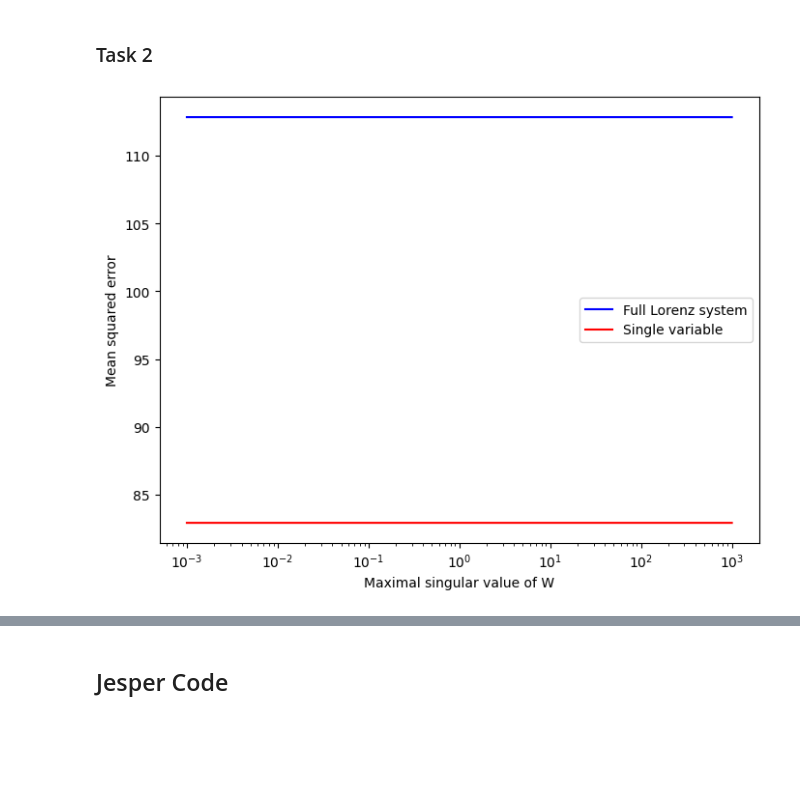
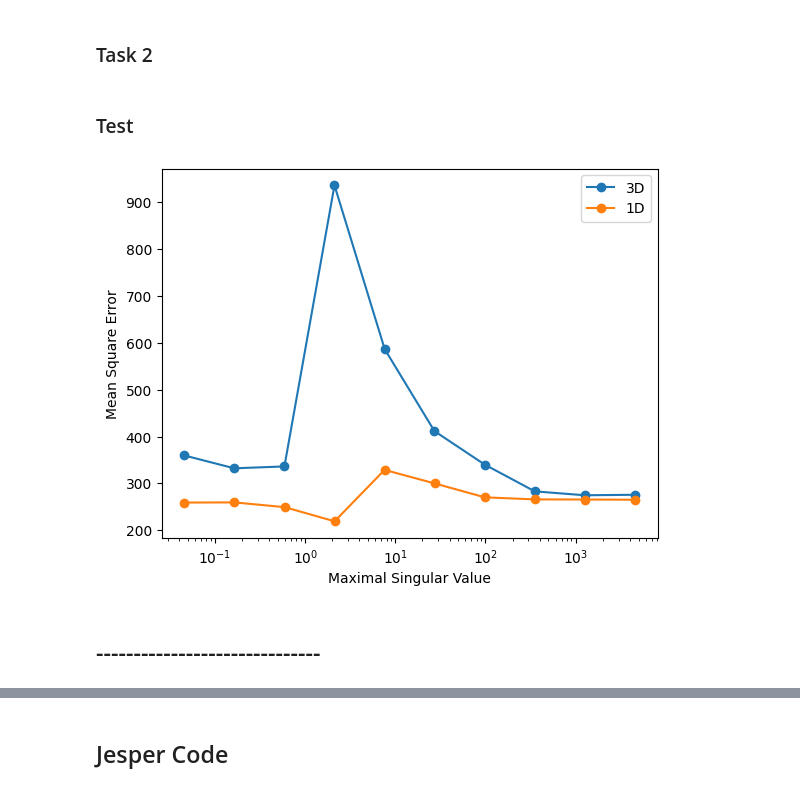
Before and after one commit to maximiliann97/Advanced-ML-TIF360, a Jupyter notebook: HW D/Reservoir computing.ipynb, the cells around one changed output, grey strips where cells are left out. Drawn from its saved outputs; the diff is of its cells as text; code cells hidden in the pictures; blank space fills up the shorter version.

```diff
--- a/HW D/Reservoir computing.ipynb
+++ b/HW D/Reservoir computing.ipynb
@@ -145,13 +104,39 @@ for i, s in enumerate(tqdm(s_vals)):
-# %%
-import matplotlib.pyplot as plt
-
-# Plot the results
-fig, ax = plt.subplots(figsize=(8, 6))
-ax.semilogx(s_vals, mse_3D_vals, 'b-', label='Full Lorenz system')
-ax.semilogx(s_vals, mse_1D_vals, 'r-', label='Single variable')
-ax.set_xlabel('Maximal singular value of W')
-ax.set_ylabel('Mean squared error')
-ax.legend()
-plt.show()
-# %% [output]
-[figure, removed]
+# %% [markdown]
+### Test
+# %%
+from tqdm import tqdm
+import matplotlib.pyplot as plt
+
+def evaluate(n_iterations, sigmas):
+    n_samples = len(sigmas)
+    mse = np.zeros((2, n_samples))
+    sing_vals = np.zeros((2, n_samples))
+
+    for i, sigma in enumerate(tqdm(sigmas)):
+        for _ in range(n_iterations):
+            model_3D = Reservoir(3, nReservoirNeurons, sigma, Y)
+            model_1D = Reservoir(1, nReservoirNeurons, sigma, x2)
+            model_3D.compute_reservoir_states(ridge)
+            model_1D.compute_reservoir_states(ridge)
+
+            mse[0, i] += model_3D.compute_error(Y) / n_iterations  # Averaging over the iterations
+            mse[1, i] += model_1D.compute_error(Y) / n_iterations  # Averaging over the iterations
+
+            sing_vals[0, i] += model_3D.maximal_singular_value() / n_iterations  # Averaging over the iterations
+            sing_vals[1, i] += model_1D.maximal_singular_value() / n_iterations  # Averaging over the iterations
+
+    plt.plot(sing_vals[0,:], mse[0,:] , '-o', label='3D')
+    plt.plot(sing_vals[1,:], mse[1,:] , '-o', label='1D')
+    plt.xscale("log")
+    plt.xlabel('Maximal Singular Value')
+    plt.ylabel('Mean Square Error')
+    plt.legend()
+    plt.show()
+# %%
+n_iterations = 5
+sigmas = np.logspace(-5, 5, num=10)
+evaluate(n_iterations, sigmas)
+# %% [output]
+[figure, added]
+# %% [markdown]
+## ------------------------------
```
Also changed, not shown: parts of 9 cells of this notebook.
